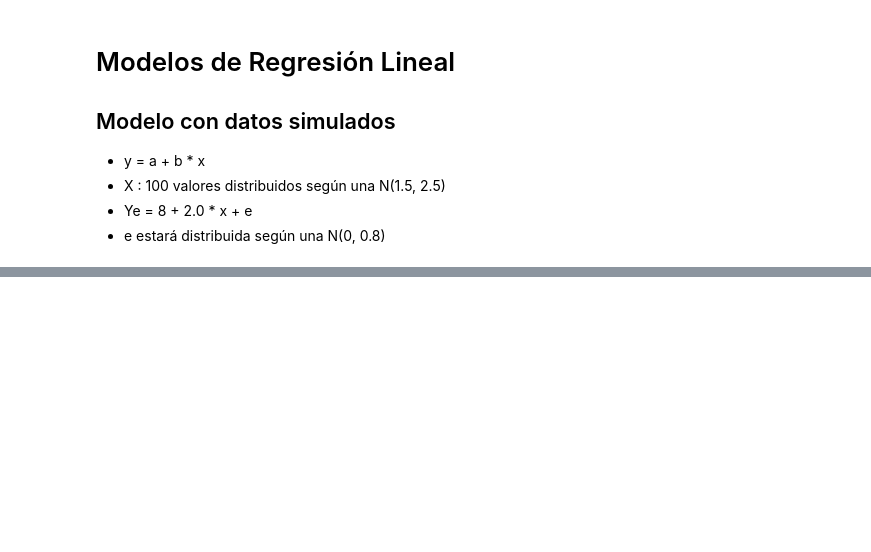
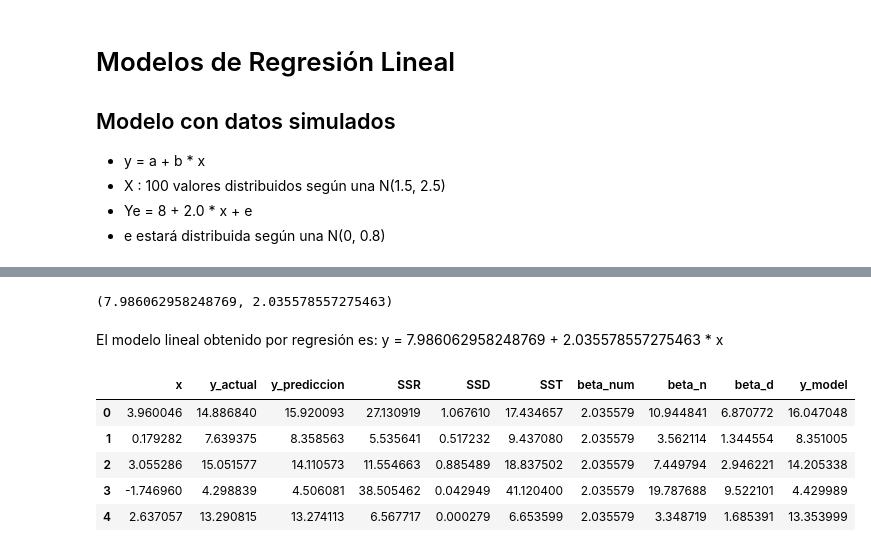
Before and after one commit to DGV1995/Machine-Learning-Data-Science, a Jupyter notebook: My notebooks/T4 - 1 - Linear Regression - Datos ficticios.ipynb, the cells around one changed output, grey strips where cells are left out. Drawn from its saved outputs; the diff is of its cells as text; code cells hidden in the pictures; blank space fills up the shorter version.

```diff
--- a/My notebooks/T4 - 1 - Linear Regression - Datos ficticios.ipynb
+++ b/My notebooks/T4 - 1 - Linear Regression - Datos ficticios.ipynb
@@ -110,0 +123,3 @@ plt.hist(data["y_prediccion"] - data["y_actual"])
+# %%
+data["beta_n"] = (data["x"]-x_mean)*(data["y_actual"]-y_mean)
+data["beta_d"] = (data["x"]-x_mean)**2
@@ -110,0 +130,6 @@ plt.hist(data["y_prediccion"] - data["y_actual"])
+# %%
+alpha, beta
+# %% [output]
+(7.986062958248769, 2.035578557275463)
+# %% [markdown]
+El modelo lineal obtenido por regresión es: y =  7.986062958248769 + 2.035578557275463 * x
@@ -110,0 +138,9 @@ plt.hist(data["y_prediccion"] - data["y_actual"])
+# %%
+data.head()
+# %% [output]
+|  | x | y_actual | y_prediccion | SSR | SSD | SST | beta_num | beta_n | beta_d | y_model |
+| 0 | 3.960046 | 14.886840 | 15.920093 | 27.130919 | 1.067610 | 17.434657 | 2.035579 | 10.944841 | 6.870772 | 16.047048 |
+| 1 | 0.179282 | 7.639375 | 8.358563 | 5.535641 | 0.517232 | 9.437080 | 2.035579 | 3.562114 | 1.344554 | 8.351005 |
+| 2 | 3.055286 | 15.051577 | 14.110573 | 11.554663 | 0.885489 | 18.837502 | 2.035579 | 7.449794 | 2.946221 | 14.205338 |
+| 3 | -1.746960 | 4.298839 | 4.506081 | 38.505462 | 0.042949 | 41.120400 | 2.035579 | 19.787688 | 9.522101 | 4.429989 |
+| 4 | 2.637057 | 13.290815 | 13.274113 | 6.567717 | 0.000279 | 6.653599 | 2.035579 | 3.348719 | 1.685391 | 13.353999 |
```
Also changed, not shown: parts of 20 cells of this notebook.
